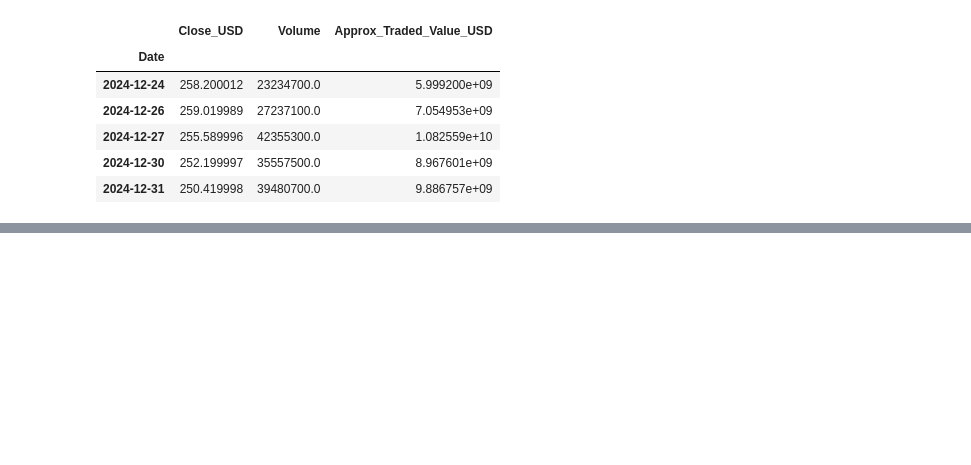
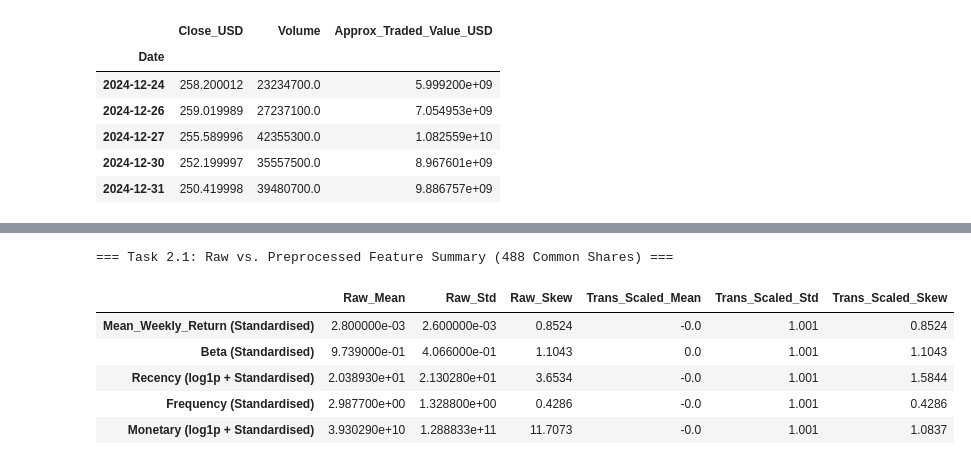
Before and after one commit to Govindu-Sathruwan/CRM-CM-CW1, a Jupyter notebook: CRM_&_CM_CW1.ipynb, the cells around one changed output, grey strips where cells are left out. Saved outputs shown, nothing was run; the diff lists cells and outputs as text; code cells hidden in the pictures; blank space fills up the shorter version.

Commit message:
Completed Task 2.1 preprocessing

```diff
--- a/CRM_&_CM_CW1.ipynb
+++ b/CRM_&_CM_CW1.ipynb
@@ -902,0 +1001,37 @@ Remaining zero-volume entries:      451
+# %%
+# Combine raw DataFrames
+X_raw_all = pd.concat([X_rr_raw, X_rfm_raw], axis=1)
+
+# Combine preprocessed (scaled & transformed) DataFrames
+# Note: Recency and Monetary have log1p applied, while Frequency was standardised raw.
+X_prep_all = pd.concat([X_risk_return, X_trading_activity], axis=1)
+
+# Align columns for direct comparison
+comparison_stats = pd.DataFrame({
+    'Raw_Mean': X_raw_all.mean(),
+    'Raw_Std': X_raw_all.std(),
+    'Raw_Skew': X_raw_all.skew(),
+    'Trans_Scaled_Mean': X_prep_all.mean().values,
+    'Trans_Scaled_Std': X_prep_all.std().values,
+    'Trans_Scaled_Skew': X_prep_all.skew().values
+}, index=X_raw_all.columns)
+
+# Give the index descriptive names matching the transformations applied
+comparison_stats.index = [
+    'Mean_Weekly_Return (Standardised)',
+    'Beta (Standardised)',
+    'Recency (log1p + Standardised)',
+    'Frequency (Standardised)',
+    'Monetary (log1p + Standardised)'
+]
+
+print("=== Task 2.1: Raw vs. Preprocessed Feature Summary (488 Common Shares) ===")
+display(comparison_stats.round(4))
+# %% [output]
+=== Task 2.1: Raw vs. Preprocessed Feature Summary (488 Common Shares) ===
+|  | Raw_Mean | Raw_Std | Raw_Skew | Trans_Scaled_Mean | Trans_Scaled_Std | Trans_Scaled_Skew |
+| Mean_Weekly_Return (Standardised) | 2.800000e-03 | 2.600000e-03 | 0.8524 | -0.0 | 1.001 | 0.8524 |
+| Beta (Standardised) | 9.739000e-01 | 4.066000e-01 | 1.1043 | 0.0 | 1.001 | 1.1043 |
+| Recency (log1p + Standardised) | 2.038930e+01 | 2.130280e+01 | 3.6534 | -0.0 | 1.001 | 1.5844 |
+| Frequency (Standardised) | 2.987700e+00 | 1.328800e+00 | 0.4286 | -0.0 | 1.001 | 0.4286 |
+| Monetary (log1p + Standardised) | 3.930290e+10 | 1.288833e+11 | 11.7073 | -0.0 | 1.001 | 1.0837 |
```
Also changed, not shown: parts of 11 cells of this notebook.
